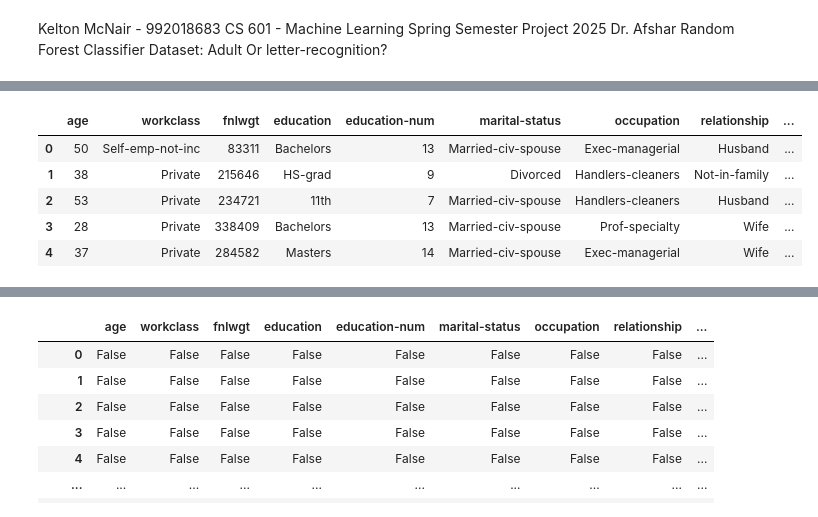
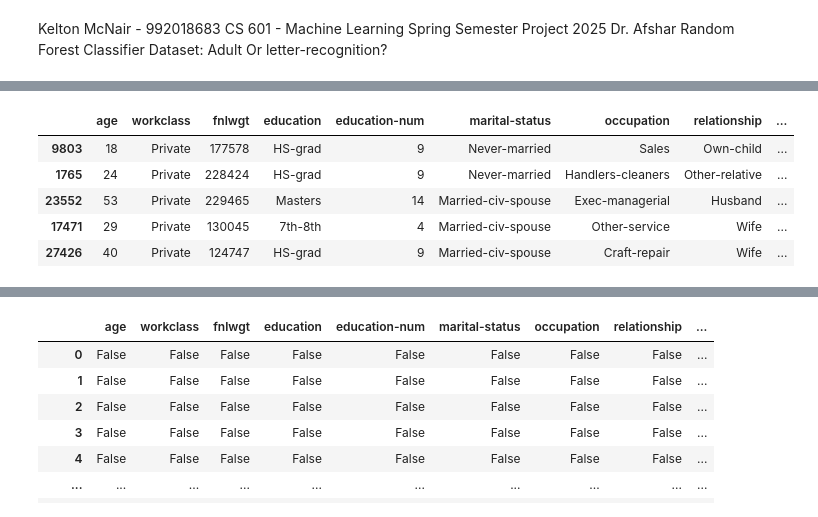
Before and after one commit to mcnair-commits/cs601-project, a Jupyter notebook: mcnair_rf_classifier.ipynb, the cells around one changed output, grey strips where cells are left out. Drawn from its saved outputs; the diff is of its cells as text; code cells hidden in the pictures.

Commit message:
working on missing data, encoding and multiprocessing

```diff
--- a/mcnair_rf_classifier.ipynb
+++ b/mcnair_rf_classifier.ipynb
@@ -62,11 +74,11 @@ extracted_col_names = ["age", "workclass", "fnlwgt", "education", "education-num
 # %%
 data.columns = extracted_col_names
 # %%
-data.head()
+data.sample(5)
 # %% [output]
 |  | age | workclass | fnlwgt | education | education-num | marital-status | occupation | relationship | ... |
-| 0 | 50 | Self-emp-not-inc | 83311 | Bachelors | 13 | Married-civ-spouse | Exec-managerial | Husband | ... |
-| 1 | 38 | Private | 215646 | HS-grad | 9 | Divorced | Handlers-cleaners | Not-in-family | ... |
-| 2 | 53 | Private | 234721 | 11th | 7 | Married-civ-spouse | Handlers-cleaners | Husband | ... |
-| 3 | 28 | Private | 338409 | Bachelors | 13 | Married-civ-spouse | Prof-specialty | Wife | ... |
-| 4 | 37 | Private | 284582 | Masters | 14 | Married-civ-spouse | Exec-managerial | Wife | ... |
+| 9803 | 18 | Private | 177578 | HS-grad | 9 | Never-married | Sales | Own-child | ... |
+| 1765 | 24 | Private | 228424 | HS-grad | 9 | Never-married | Handlers-cleaners | Other-relative | ... |
+| 23552 | 53 | Private | 229465 | Masters | 14 | Married-civ-spouse | Exec-managerial | Husband | ... |
+| 17471 | 29 | Private | 130045 | 7th-8th | 4 | Married-civ-spouse | Other-service | Wife | ... |
+| 27426 | 40 | Private | 124747 | HS-grad | 9 | Married-civ-spouse | Craft-repair | Wife | ... |
```
Also changed, not shown: parts of 46 cells of this notebook, 1 other file.
